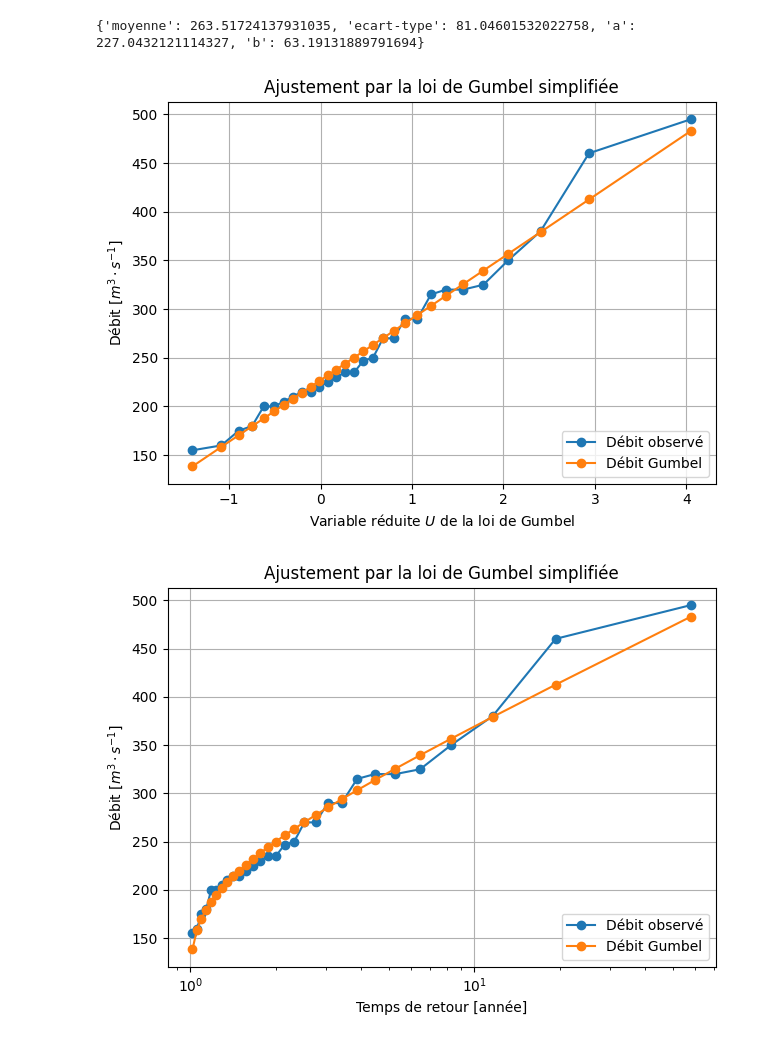
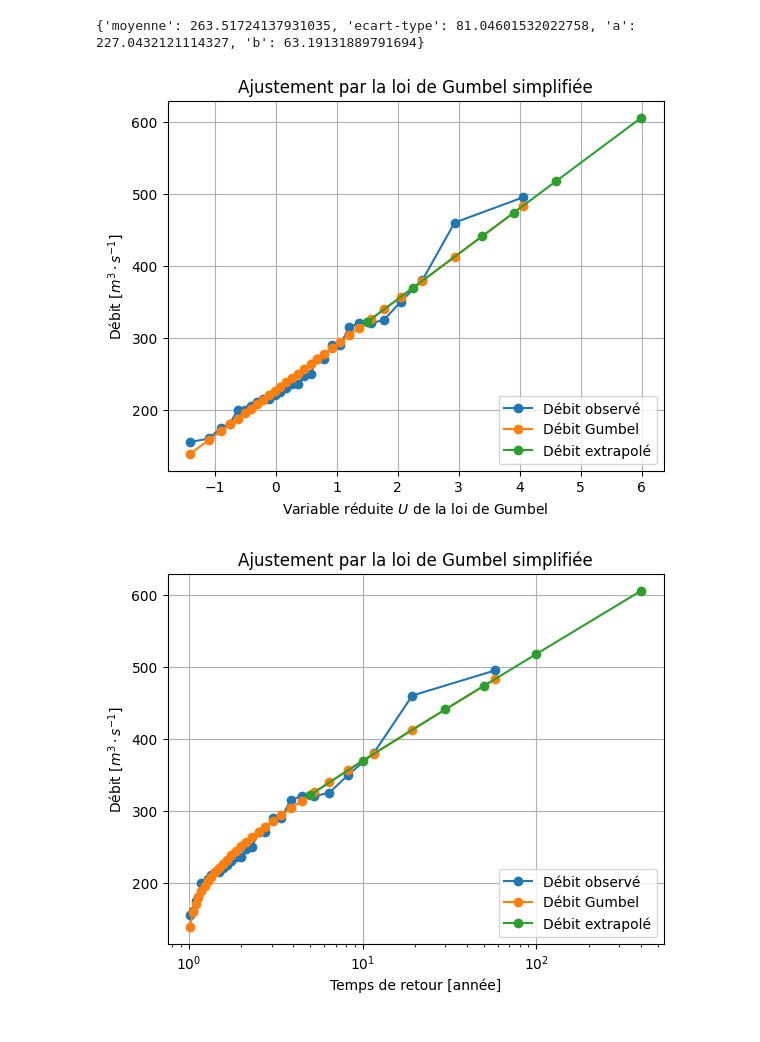
Before and after one commit to Maxouch742/resumeHydro, a Jupyter notebook: AmHydro/script/traitementSeries.ipynb, the cells around one changed output. Drawn from its saved outputs; the diff is of its cells as text; code cells hidden in the pictures.

Commit message:
finish appendices B

```diff
--- a/AmHydro/script/traitementSeries.ipynb
+++ b/AmHydro/script/traitementSeries.ipynb
@@ -173,6 +173,12 @@ def exportData(data, path) :
 
 exportData(serieAnnuelles, "exportTempsRetour.txt")
 # %%
+def calculDebitGumbel(a, b, Tretour) :
+    fre = 1 - (1/Tretour)
+    u = -np.log(-np.log(fre))
+    q = a + b * u
+    return fre, u, q
+
 def calcul_gumbel(data) :
     debit_maxi = []
     for donne in data.values() :
@@ -192,9 +198,7 @@ def calcul_gumbel(data) :
 
     for donne in data.values() :
         tRetour = donne["temps_retour_Hazen"]
-        fre = 1 - (1/tRetour)
-        u = -np.log(-np.log(fre))
-        q = a + b * u
+        fre, u, q = calculDebitGumbel(a, b, tRetour)
         donne.update({"F_Q":fre})
         donne.update({"U":u})
         donne.update({"Q_Gumbel":q})
@@ -207,7 +211,7 @@ print(param)
 # %% [output]
 {'moyenne': 263.51724137931035, 'ecart-type': 81.04601532022758, 'a': 227.0432121114327, 'b': 63.19131889791694}
 # %%
-def plot_Gumbel(data) :
+def plot_Gumbel(data, name, data_extrapolation = {}) :
     import matplotlib.pyplot as plt
 
     fig = plt.figure()
@@ -230,18 +234,31 @@ def plot_Gumbel(data) :
 
     plt.plot(debit_u[:,0], debit_u[:,1], 'o-', label="Débit observé")
     plt.plot(debit_gumbel_u[:,0], debit_gumbel_u[:,1], 'o-', label="Débit Gumbel")
+    if len(data_extrapolation) > 0 :
+        debit_u = []
+        for cle, donne in data_extrapolation.items() :
+            debit_u.append([donne["u"],donne["q"]])
+        debit_u = np.array(debit_u)
+        plt.plot(debit_u[:,0], debit_u[:,1], 'o-', label="Débit extrapolé")
+
 
     plt.grid()
     plt.xlabel("Variable réduite $U$ de la loi de Gumbel")
     #plt.ylim(0,round(debit_max, -2)+100)
     plt.ylabel("Débit [$m^3\cdot s^{-1}$]")
     plt.title("Ajustement par la loi de Gumbel simplifiée")
-    plt.savefig("serieAnnuelles_loiGumbel_U.pgf")
     plt.legend(loc=4)
+    plt.savefig(name+"_U.pgf")
 
     fig = plt.figure()
     plt.plot(debit_T[:,0], debit_T[:,1], 'o-', label="Débit observé")
     plt.plot(debit_gumbel_T[:,0], debit_gumbel_T[:,1], 'o-', label="Débit Gumbel")
+    if len(data_extrapolation) > 0 :
+        debit_T = []
+        for cle, donne in data_extrapolation.items() :
+            debit_T.append([int(cle),donne["q"]])
+        debit_T = np.array(debit_T)
+        plt.plot(debit_T[:,0], debit_T[:,1], 'o-', label="Débit extrapolé")
 
     plt.grid()
     plt.xlabel("Temps de retour [année]")
@@ -249,14 +266,11 @@ def plot_Gumbel(data) :
     plt.ylabel("Débit [$m^3\cdot s^{-1}$]")
     plt.xscale("log")
     plt.title("Ajustement par la loi de Gumbel simplifiée")
-    plt.savefig("serieAnnuelles_loiGumbel_T.pgf")
     plt.legend(loc=4)
+    plt.savefig(name+"_T.pgf")
 
 
-plot_Gumbel(serieAnnuelles)
+#plot_Gumbel(serieAnnuelles)
-# %% [output]
-[figure, removed]
-[figure, removed]
 # %%
 def exportData2(data, path) :
     file = open(path, "w")
@@ -268,0 +283,12 @@ exportData(serieAnnuelles, "exportGumbel.txt")
+# %%
+def extrapolation_gumbel(liste_temps, paramGumbel) :
+    res = {}
+    for temps in liste_temps :
+        a = paramGumbel['a']
+        b = paramGumbel['b']
+        fre, u, q = calculDebitGumbel(a, b, temps)
+        res.update({str(temps):{'fre':fre,'u':u,'q':q}})
+    return res
+
+temps = [5, 10, 30, 50, 100, 400]
+data_temps = extrapolation_gumbel(temps, param)
@@ -268,0 +304,5 @@ exportData(serieAnnuelles, "exportGumbel.txt")
+# %%
+plot_Gumbel(serieAnnuelles, "serieAnnuelles_loiGumbel_extrapole", data_temps)
+# %% [output]
+[figure, added]
+[figure, added]
```
Also changed, not shown: parts of 3 cells of this notebook, 7 other files.
